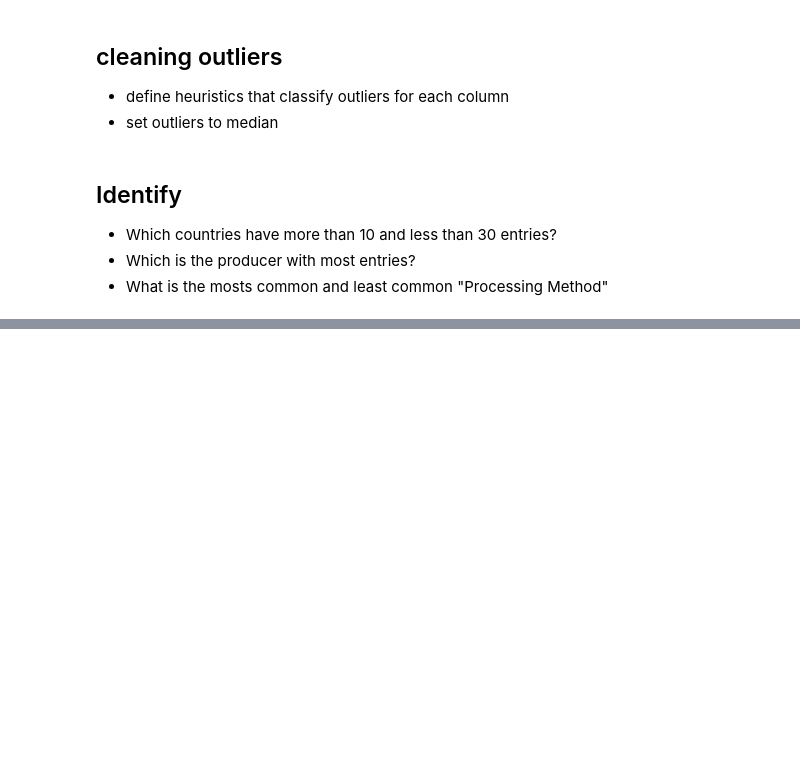
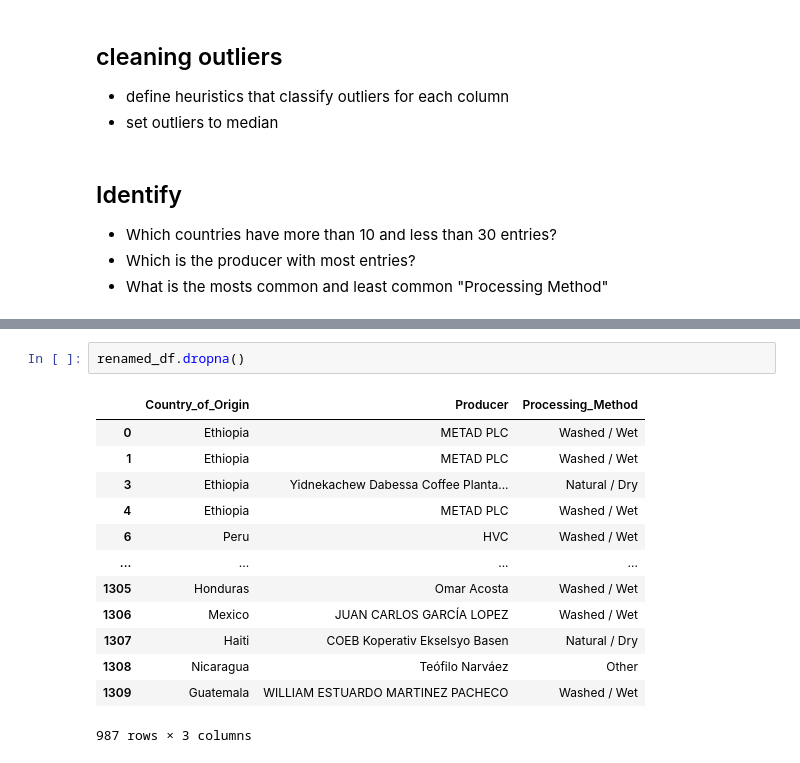
Before and after one commit to paulkittner/fufezan-lab-advanced_python_2020-21_HD, a Jupyter notebook: notebooks/06.e06.Pandas_loving_coffee.ipynb, the cells around one changed output, grey strips where cells are left out. Drawn from its saved outputs; the diff is of its cells as text; blank space fills up the shorter version.

```diff
--- a/notebooks/06.e06.Pandas_loving_coffee.ipynb
+++ b/notebooks/06.e06.Pandas_loving_coffee.ipynb
@@ -25,0 +141,16 @@ Plot a plotly histogram for each of the remaining columns. Can you write a loop?
+# %%
+renamed_df.dropna()
+# %% [output]
+|  | Country_of_Origin | Producer | Processing_Method |
+| 0 | Ethiopia | METAD PLC | Washed / Wet |
+| 1 | Ethiopia | METAD PLC | Washed / Wet |
+| 3 | Ethiopia | Yidnekachew Dabessa Coffee Planta... | Natural / Dry |
+| 4 | Ethiopia | METAD PLC | Washed / Wet |
+| 6 | Peru | HVC | Washed / Wet |
+| ... | ... | ... | ... |
+| 1305 | Honduras | Omar Acosta | Washed / Wet |
+| 1306 | Mexico | JUAN CARLOS GARCÍA LOPEZ | Washed / Wet |
+| 1307 | Haiti | COEB Koperativ Ekselsyo Basen | Natural / Dry |
+| 1308 | Nicaragua | Teófilo Narváez | Other |
+| 1309 | Guatemala | WILLIAM ESTUARDO MARTINEZ PACHECO | Washed / Wet |
+987 rows × 3 columns
```
Also changed, not shown: parts of 13 cells of this notebook, 5 other files.
